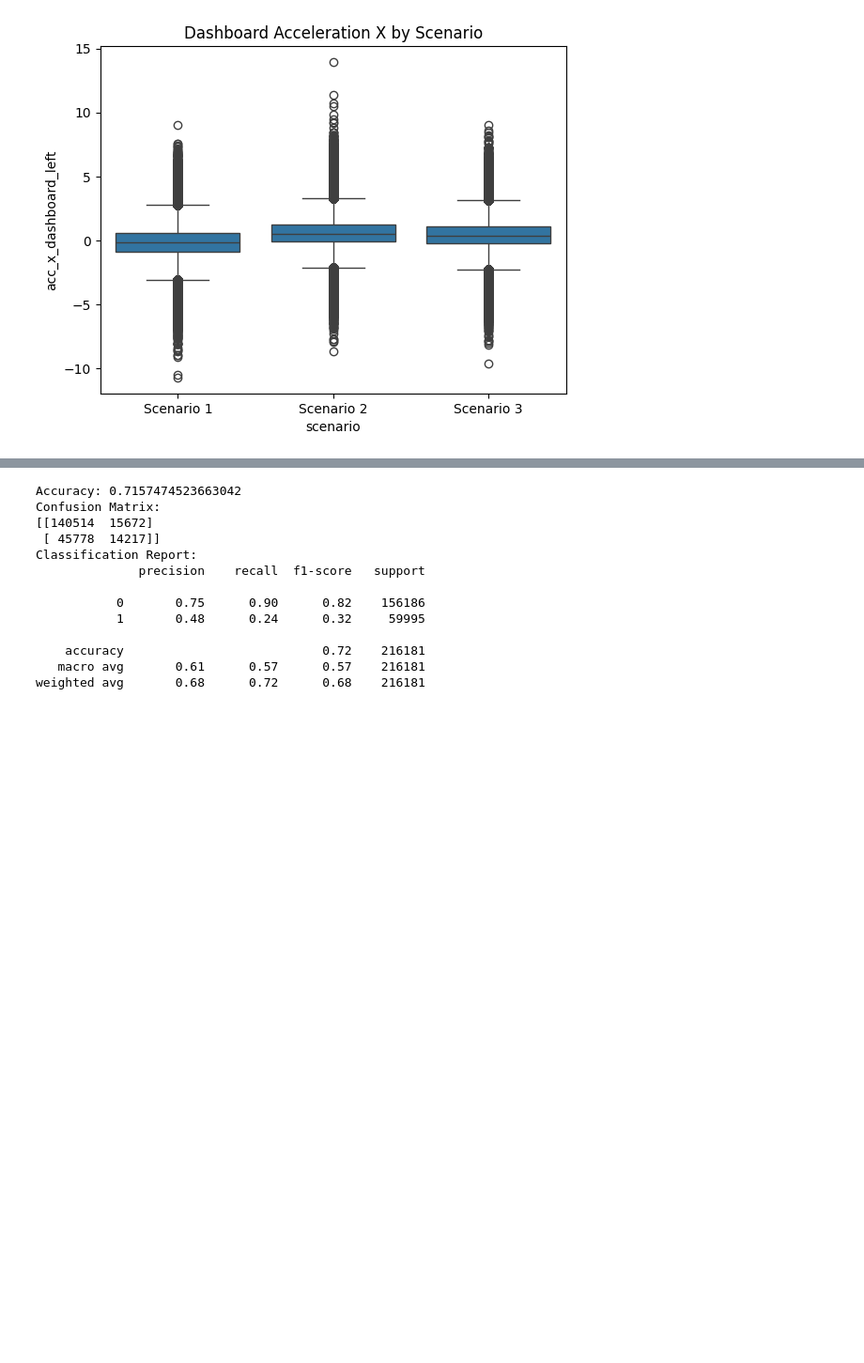
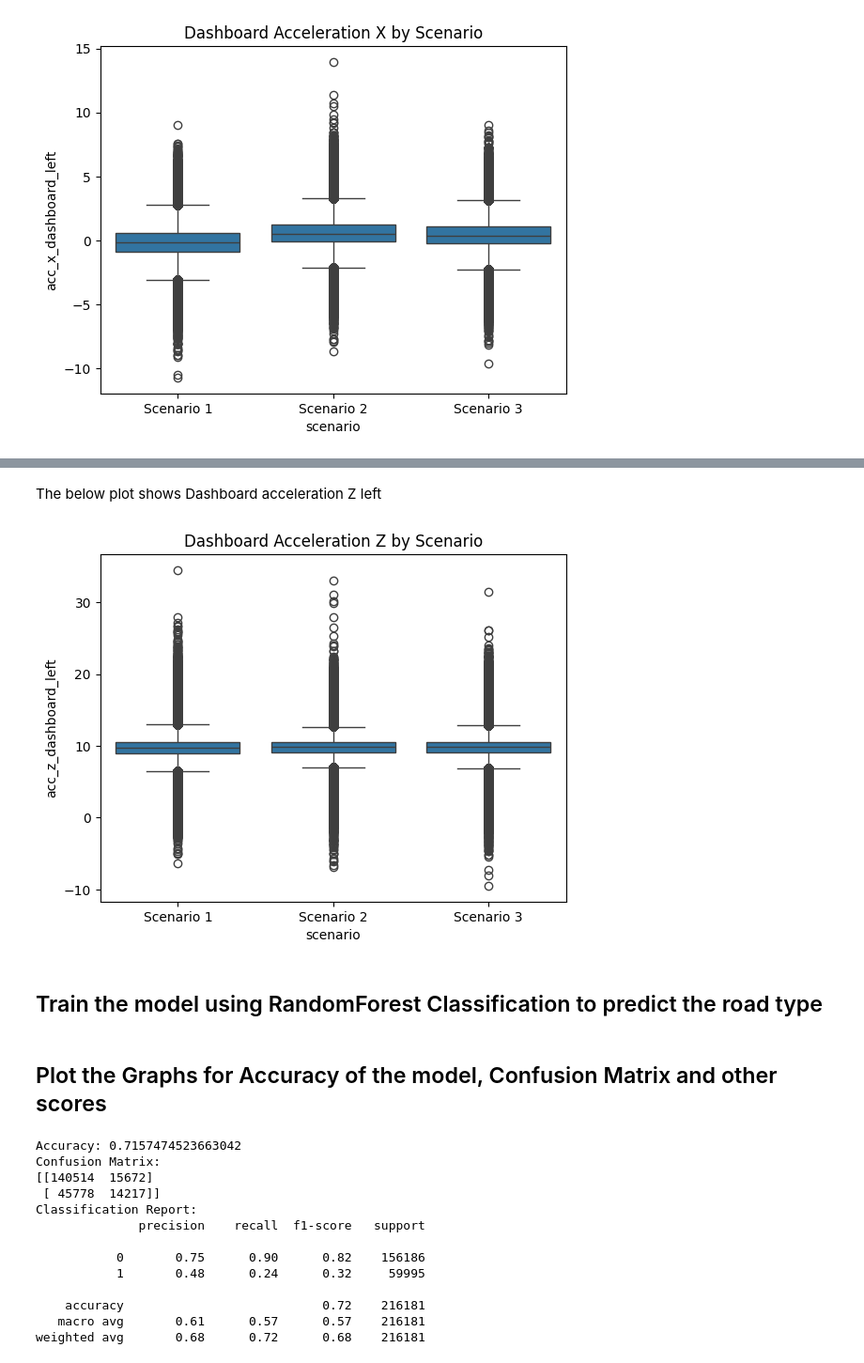
Before and after one commit to issa-ennab/Final-Team-Project-ML-IoT-Application, a Jupyter notebook: notebooks/03_random_forest.ipynb, the cells around one changed output, grey strips where cells are left out. Shown at 94% size. Saved outputs shown, nothing was run; the diff lists cells and outputs as text; code cells hidden in the pictures; blank space fills up the shorter version.

```diff
--- a/notebooks/03_random_forest.ipynb
+++ b/notebooks/03_random_forest.ipynb
@@ -76,3 +85,13 @@ plt.show()
+# %% [markdown]
+The below plot shows Dashboard acceleration Z left
+# %%
+sns.boxplot(x='scenario', y='acc_z_dashboard_left', data=df)
+plt.title('Dashboard Acceleration Z by Scenario')
+plt.show()
+# %% [output]
+[figure, added]
+# %% [markdown]
+## Train the model using RandomForest Classification to predict the road type
 # %%
 # Example Feature Selection (This will depend on their work later)
 features = df[['acc_x_dashboard_left', 'acc_y_dashboard_left', 'acc_z_dashboard_left']]
@@ -87,6 +106,8 @@ model.fit(X_train, y_train)
 
 # Evaluate
 y_pred = model.predict(X_test)
+# %% [markdown]
+## Plot the Graphs for Accuracy of the model, Confusion Matrix and other scores
 # %%
 accuracy = accuracy_score(y_test, y_pred)
 conf_matrix = confusion_matrix(y_test, y_pred)
```
Also changed, not shown: parts of 5 cells of this notebook.
